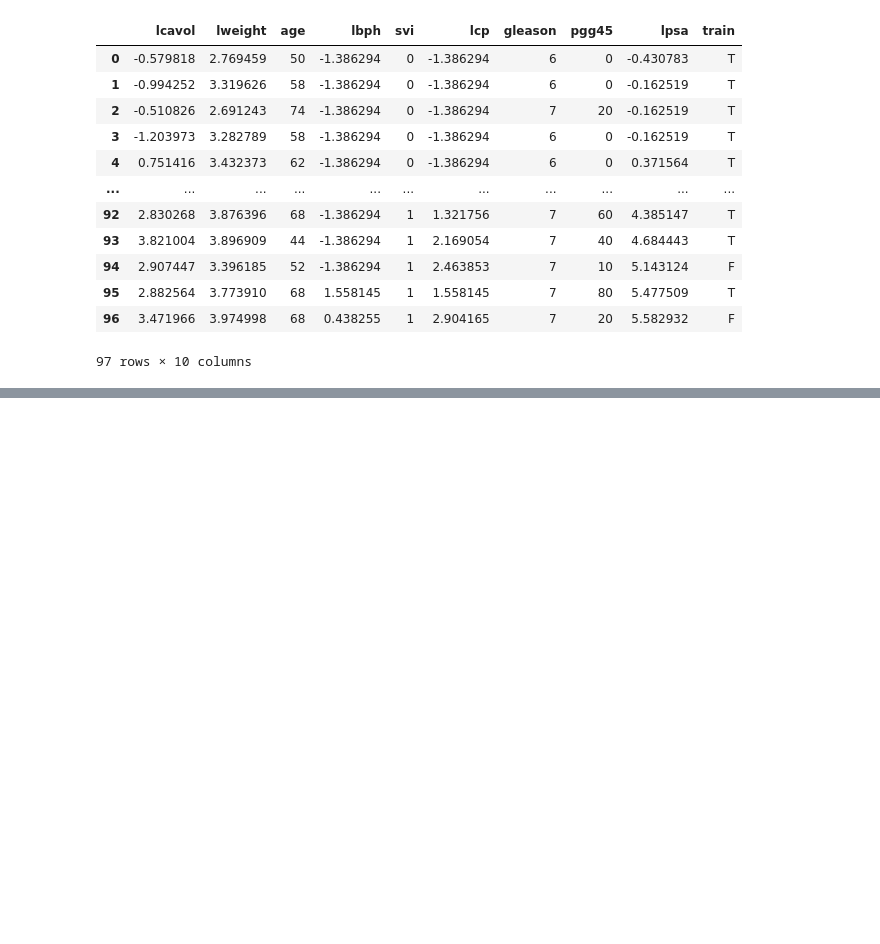
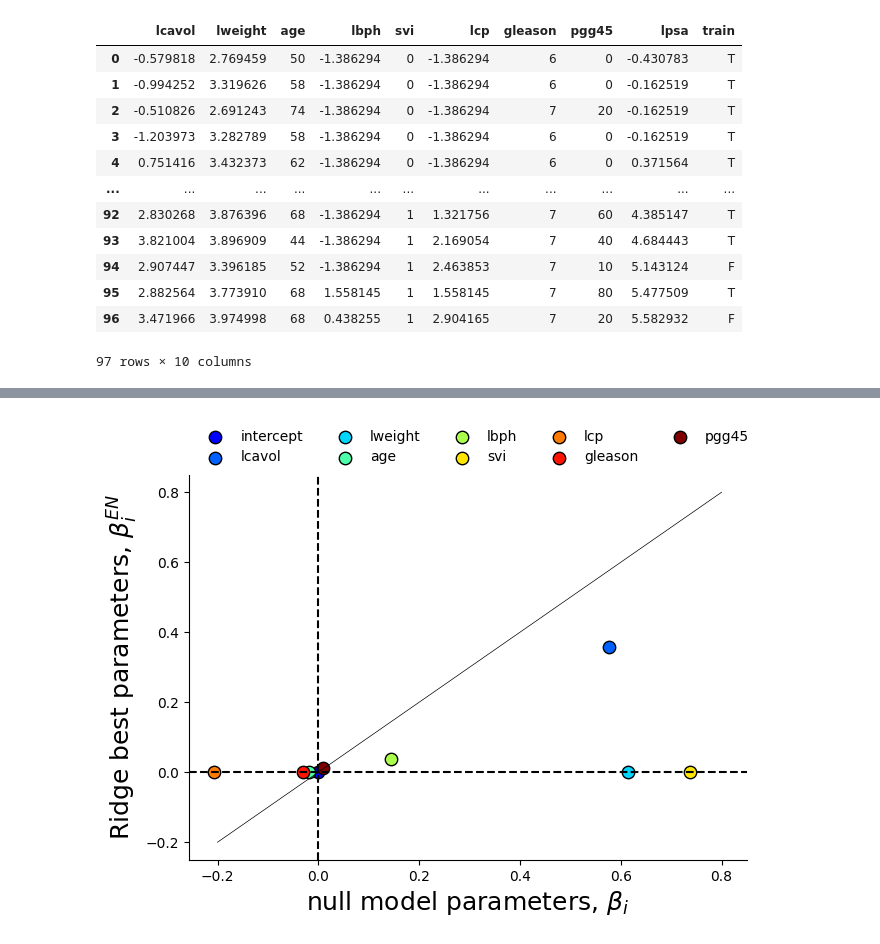
Before and after one commit to ChaosDonkey06/Stats-ML4Genomics, a Jupyter notebook: recitations/10-10-2024.ipynb, the cells around one changed output, grey strips where cells are left out. Cells and saved outputs as stored; diff of their text form; code cells hidden in the pictures; blank space fills up the shorter version.

```diff
--- a/recitations/10-10-2024.ipynb
+++ b/recitations/10-10-2024.ipynb
@@ -125,2 +149,30 @@ ax.legend(loc="upper left", frameon=False, bbox_to_anchor=(0.0, 1.15), ncol=5)
 [figure]
+# %%
+
+lasso = Lasso(alpha=alphas[λ_hat], fit_intercept=True).fit(X_train, y_train)
+params = lasso.coef_
+
+lasso = Lasso(alpha=0, fit_intercept=True).fit(X_train, y_train)
+params_null = lasso.coef_
+
+fig, ax = plt.subplots(1, 1, figsize=(7.2, 5), sharex=True)
+
+for ic, color in enumerate(colors[1:]):
+    ax.scatter(params_null[ic], params[ic],  s=80, fc=color, ec="k", label=labels[ic])
+
+ax.set_xlabel(r"null model parameters, $\beta_i$", fontsize=18)
+ax.set_ylabel(r"Ridge best parameters, $\beta^{EN}_i$", fontsize=18)
+
+ax.axhline(0, color="black", linestyle="--")
+ax.axvline(0, color="black", linestyle="--")
+
+ax.legend(loc="upper left", frameon=False, bbox_to_anchor=(0.0, 1.15), ncol=5)
+ax.plot([-0.2, 0.8], [-0.2, 0.8], color="k", linestyle="-", label="y=x", lw=0.5)
+
+ax.spines["right"].set_visible(False)
+ax.spines["top"].set_visible(False)
+
+fig.savefig(os.path.join('figures', 'shrinkage_methods', 'ridge_delta_params.png'))
+# %% [output]
+[figure, added]
 # %%
```
Also changed, not shown: parts of 13 cells of this notebook, 13 other files.
